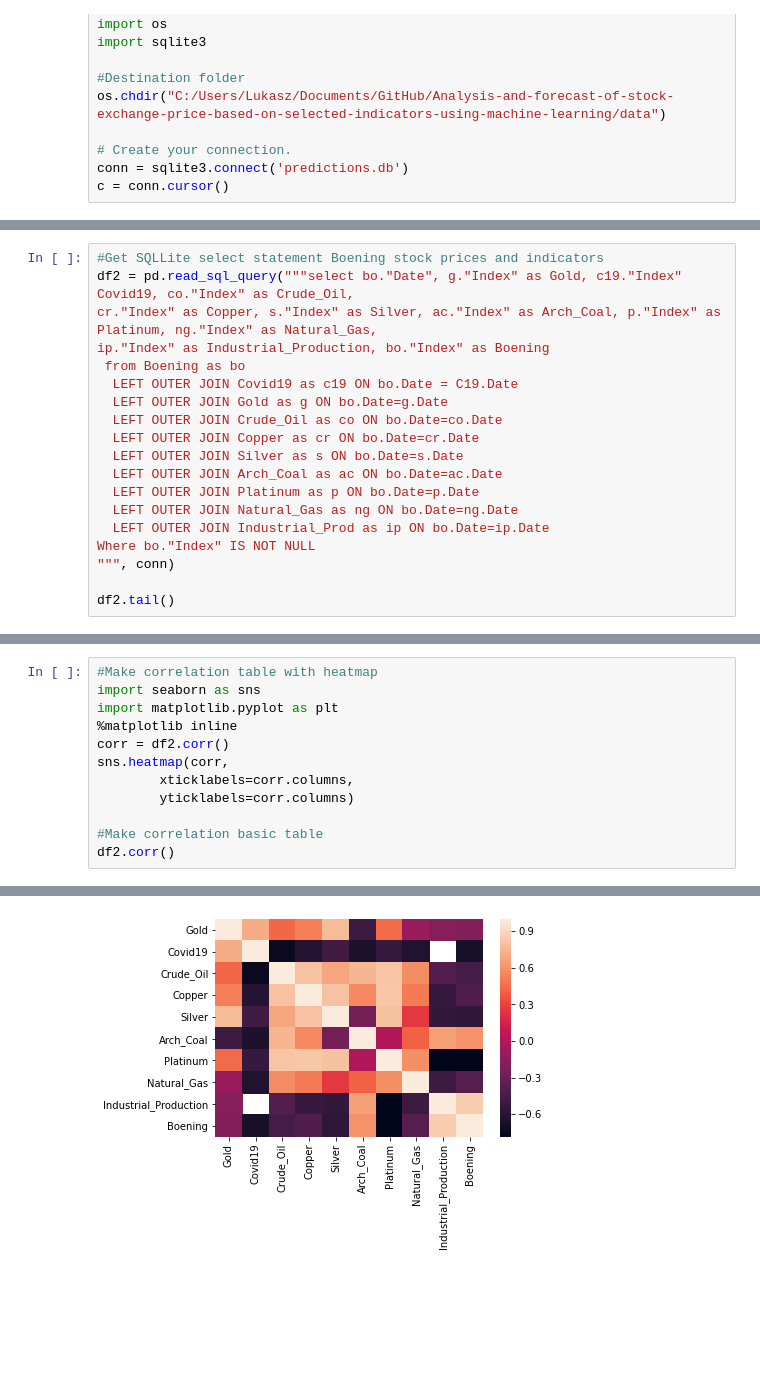
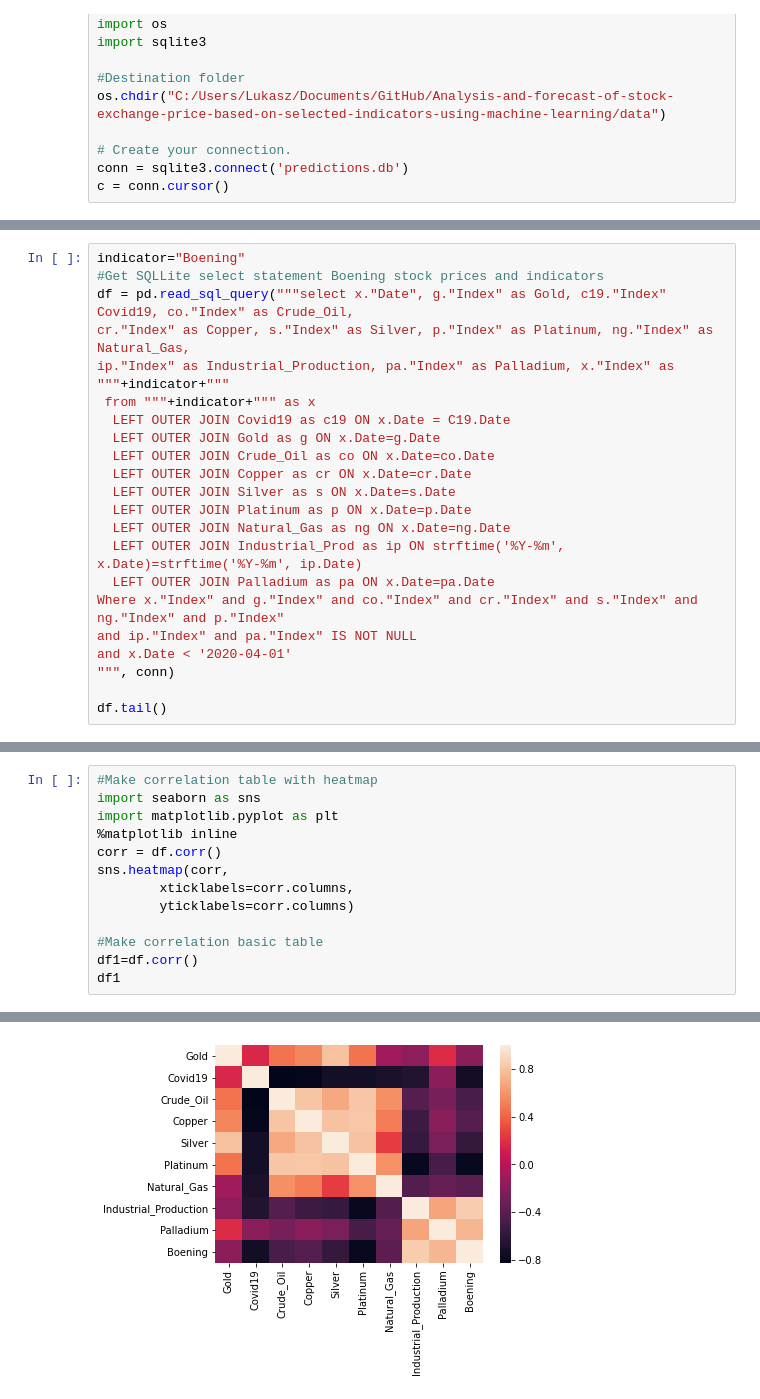
Before and after one commit to azagorowski/Analysis-and-forecast-of-stock-exchange-price-based-on-selected-indicators-using-machine-learning, a Jupyter notebook: scripts/Correlations.ipynb, the cells around one changed output, grey strips where cells are left out. Drawn from its saved outputs; the diff is of its cells as text; blank space fills up the shorter version.

```diff
--- a/scripts/Correlations.ipynb
+++ b/scripts/Correlations.ipynb
@@ -76,20 +80,23 @@ df1
 # %%
+indicator="Boening"
 #Get SQLLite select statement Boening stock prices and indicators
-df2 = pd.read_sql_query("""select bo."Date", g."Index" as Gold, c19."Index" Covid19, co."Index" as Crude_Oil,
-cr."Index" as Copper, s."Index" as Silver, ac."Index" as Arch_Coal, p."Index" as Platinum, ng."Index" as Natural_Gas,
-ip."Index" as Industrial_Production, bo."Index" as Boening
- from Boening as bo
-  LEFT OUTER JOIN Covid19 as c19 ON bo.Date = C19.Date
-  LEFT OUTER JOIN Gold as g ON bo.Date=g.Date
-  LEFT OUTER JOIN Crude_Oil as co ON bo.Date=co.Date
-  LEFT OUTER JOIN Copper as cr ON bo.Date=cr.Date
-  LEFT OUTER JOIN Silver as s ON bo.Date=s.Date
-  LEFT OUTER JOIN Arch_Coal as ac ON bo.Date=ac.Date
-  LEFT OUTER JOIN Platinum as p ON bo.Date=p.Date
-  LEFT OUTER JOIN Natural_Gas as ng ON bo.Date=ng.Date
-  LEFT OUTER JOIN Industrial_Prod as ip ON bo.Date=ip.Date
-Where bo."Index" IS NOT NULL
+df = pd.read_sql_query("""select x."Date", g."Index" as Gold, c19."Index" Covid19, co."Index" as Crude_Oil,
+cr."Index" as Copper, s."Index" as Silver, p."Index" as Platinum, ng."Index" as Natural_Gas,
+ip."Index" as Industrial_Production, pa."Index" as Palladium, x."Index" as """+indicator+"""
+ from """+indicator+""" as x
+  LEFT OUTER JOIN Covid19 as c19 ON x.Date = C19.Date
+  LEFT OUTER JOIN Gold as g ON x.Date=g.Date
+  LEFT OUTER JOIN Crude_Oil as co ON x.Date=co.Date
+  LEFT OUTER JOIN Copper as cr ON x.Date=cr.Date
+  LEFT OUTER JOIN Silver as s ON x.Date=s.Date
+  LEFT OUTER JOIN Platinum as p ON x.Date=p.Date
+  LEFT OUTER JOIN Natural_Gas as ng ON x.Date=ng.Date
+  LEFT OUTER JOIN Industrial_Prod as ip ON strftime('%Y-%m', x.Date)=strftime('%Y-%m', ip.Date)
+  LEFT OUTER JOIN Palladium as pa ON x.Date=pa.Date
+Where x."Index" and g."Index" and co."Index" and cr."Index" and s."Index" and ng."Index" and p."Index"
+and ip."Index" and pa."Index" IS NOT NULL
+and x.Date < '2020-04-01'
 """, conn)
 
-df2.tail()
+df.tail()
 # %% [output]
@@ -104,11 +111,12 @@ df2.tail()
 import seaborn as sns
 import matplotlib.pyplot as plt
 %matplotlib inline
-corr = df2.corr()
+corr = df.corr()
 sns.heatmap(corr,
         xticklabels=corr.columns,
         yticklabels=corr.columns)
 
 #Make correlation basic table
-df2.corr()
+df1=df.corr()
+df1
 # %% [output]
@@ -126,2 +134,2 @@ df2.corr()
-[figure, old version]
+[figure, new version]
 # %% [markdown]
```
Also changed, not shown: parts of 13 cells of this notebook.
